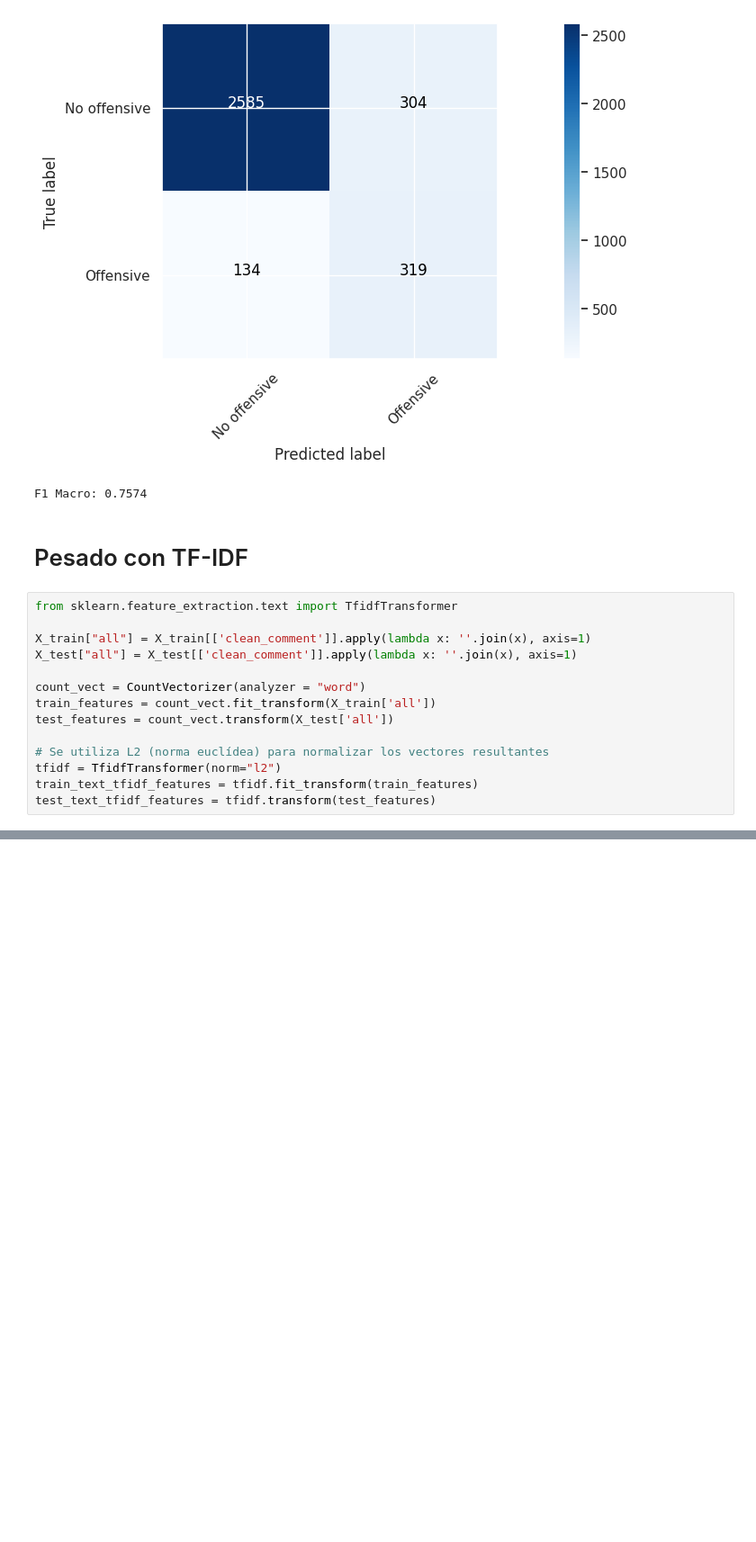
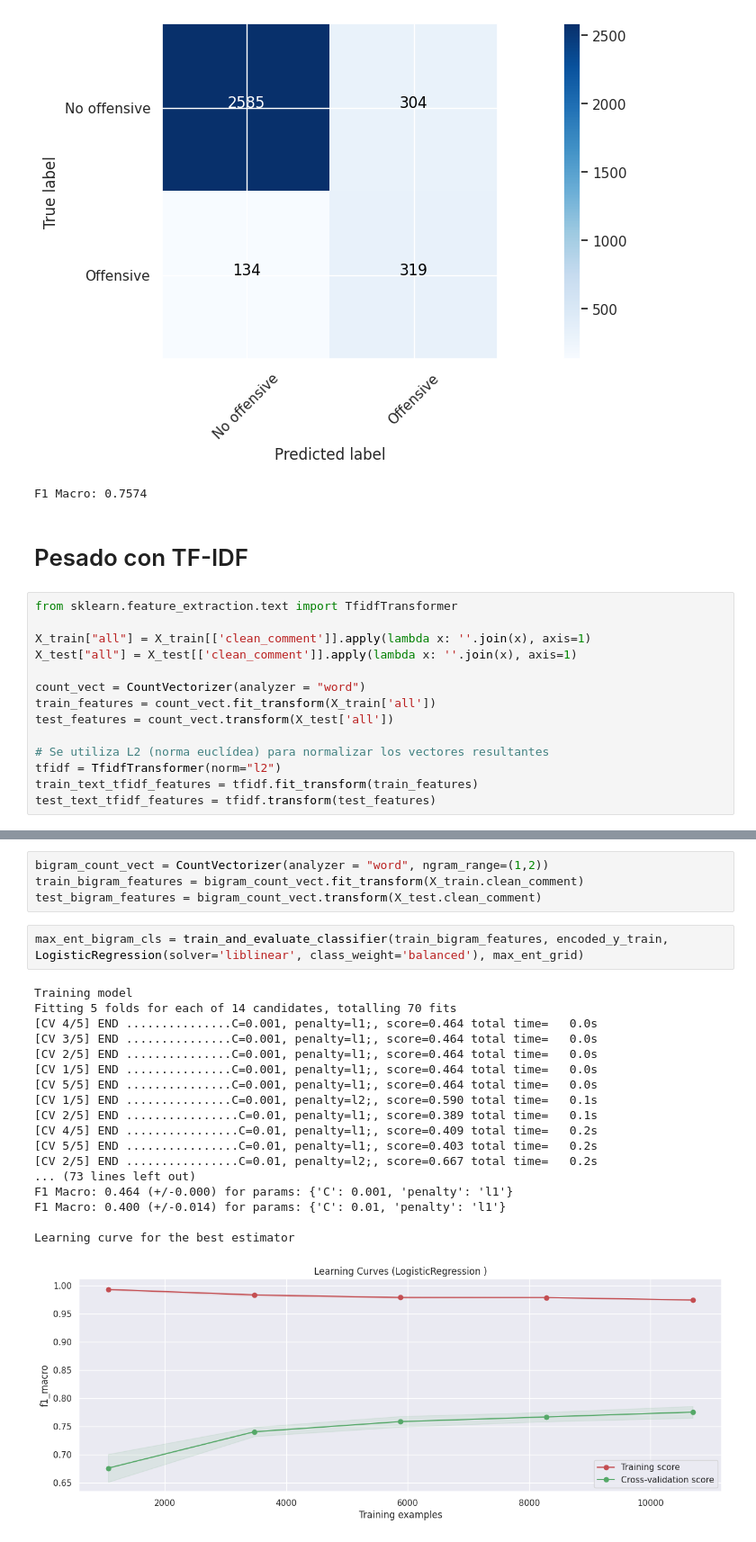
Before and after one commit to jeferal/nn_notebooks, a Jupyter notebook: final/intro_ml.ipynb, the cells around one changed output, grey strips where cells are left out. Shown at 90% size. Cells and saved outputs as stored; diff of their text form; blank space fills up the shorter version.

```diff
--- a/final/intro_ml.ipynb
+++ b/final/intro_ml.ipynb
@@ -738,0 +741,25 @@ F1 Macro: 0.7574
+# %%
+bigram_count_vect = CountVectorizer(analyzer = "word", ngram_range=(1,2))
+train_bigram_features = bigram_count_vect.fit_transform(X_train.clean_comment)
+test_bigram_features = bigram_count_vect.transform(X_test.clean_comment)
+# %%
+max_ent_bigram_cls = train_and_evaluate_classifier(train_bigram_features, encoded_y_train, LogisticRegression(solver='liblinear', class_weight='balanced'), max_ent_grid)
+# %% [output]
+Training model
+Fitting 5 folds for each of 14 candidates, totalling 70 fits
+[CV 4/5] END ...............C=0.001, penalty=l1;, score=0.464 total time=   0.0s
+[CV 3/5] END ...............C=0.001, penalty=l1;, score=0.464 total time=   0.0s
+[CV 2/5] END ...............C=0.001, penalty=l1;, score=0.464 total time=   0.0s
+[CV 1/5] END ...............C=0.001, penalty=l1;, score=0.464 total time=   0.0s
+[CV 5/5] END ...............C=0.001, penalty=l1;, score=0.464 total time=   0.0s
+[CV 1/5] END ...............C=0.001, penalty=l2;, score=0.590 total time=   0.1s
+[CV 2/5] END ................C=0.01, penalty=l1;, score=0.389 total time=   0.1s
+[CV 4/5] END ................C=0.01, penalty=l1;, score=0.409 total time=   0.2s
+[CV 5/5] END ................C=0.01, penalty=l1;, score=0.403 total time=   0.2s
+[CV 2/5] END ................C=0.01, penalty=l2;, score=0.667 total time=   0.2s
+... (73 lines left out)
+F1 Macro: 0.464 (+/-0.000) for params: {'C': 0.001, 'penalty': 'l1'}
+F1 Macro: 0.400 (+/-0.014) for params: {'C': 0.01, 'penalty': 'l1'}
+
+Learning curve for the best estimator
+[figure, added]
```
Also changed, not shown: parts of 17 cells of this notebook, 1 other file.
